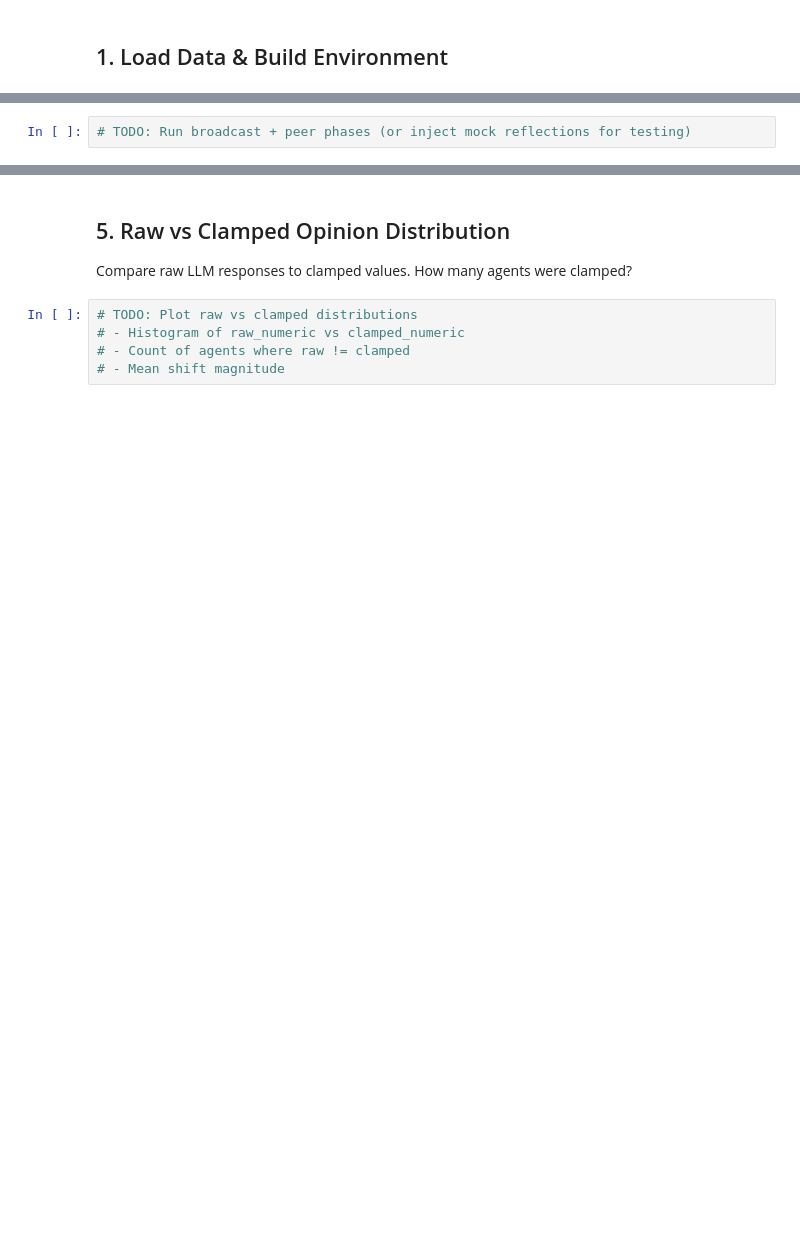
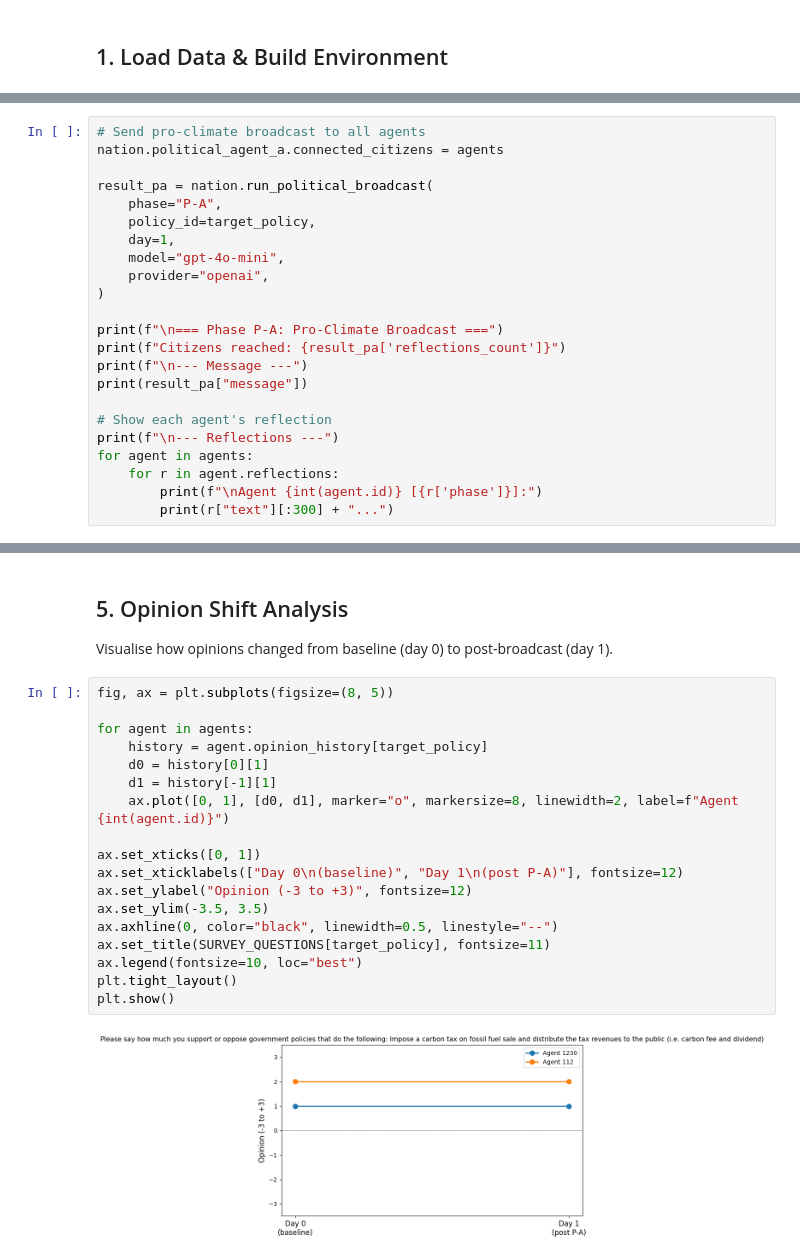
Before and after one commit to compolis/Climate-Action-GABM, a Jupyter notebook: notebooks/06_endofday_survey.ipynb, the cells around one changed output, grey strips where cells are left out. Saved outputs shown, nothing was run; the diff lists cells and outputs as text; blank space fills up the shorter version.

```diff
--- a/notebooks/06_endofday_survey.ipynb
+++ b/notebooks/06_endofday_survey.ipynb
@@ -121,2 +141,23 @@ Run P-A, P-B, and C phases to accumulate reflections before the end-of-day surve
 # %%
-# TODO: Run broadcast + peer phases (or inject mock reflections for testing)
+# Send pro-climate broadcast to all agents
+nation.political_agent_a.connected_citizens = agents
+
+result_pa = nation.run_political_broadcast(
+    phase="P-A",
+    policy_id=target_policy,
+    day=1,
+    model="gpt-4o-mini",
+    provider="openai",
+)
+
+print(f"\n=== Phase P-A: Pro-Climate Broadcast ===")
+print(f"Citizens reached: {result_pa['reflections_count']}")
+print(f"\n--- Message ---")
+print(result_pa["message"])
+
+# Show each agent's reflection
+print(f"\n--- Reflections ---")
+for agent in agents:
+    for r in agent.reflections:
+        print(f"\nAgent {int(agent.id)} [{r['phase']}]:")
+        print(r["text"][:300] + "...")
@@ -134,12 +217,27 @@ Survey context includes all reflections from Day 1. Previous response is referen
 # %% [markdown]
-## 5. Raw vs Clamped Opinion Distribution
+## 5. Opinion Shift Analysis
 
-Compare raw LLM responses to clamped values. How many agents were clamped?
+Visualise how opinions changed from baseline (day 0) to post-broadcast (day 1).
 # %%
-# TODO: Plot raw vs clamped distributions
-# - Histogram of raw_numeric vs clamped_numeric
-# - Count of agents where raw != clamped
-# - Mean shift magnitude
+fig, ax = plt.subplots(figsize=(8, 5))
+
+for agent in agents:
+    history = agent.opinion_history[target_policy]
+    d0 = history[0][1]
+    d1 = history[-1][1]
+    ax.plot([0, 1], [d0, d1], marker="o", markersize=8, linewidth=2, label=f"Agent {int(agent.id)}")
+
+ax.set_xticks([0, 1])
+ax.set_xticklabels(["Day 0\n(baseline)", "Day 1\n(post P-A)"], fontsize=12)
+ax.set_ylabel("Opinion (-3 to +3)", fontsize=12)
+ax.set_ylim(-3.5, 3.5)
+ax.axhline(0, color="black", linewidth=0.5, linestyle="--")
+ax.set_title(SURVEY_QUESTIONS[target_policy], fontsize=11)
+ax.legend(fontsize=10, loc="best")
+plt.tight_layout()
+plt.show()
+# %% [output]
+[figure, added]
 # %% [markdown]
 ## 6. Opinion History Inspection
 
```
Also changed, not shown: parts of 15 cells of this notebook, 7 other files.
